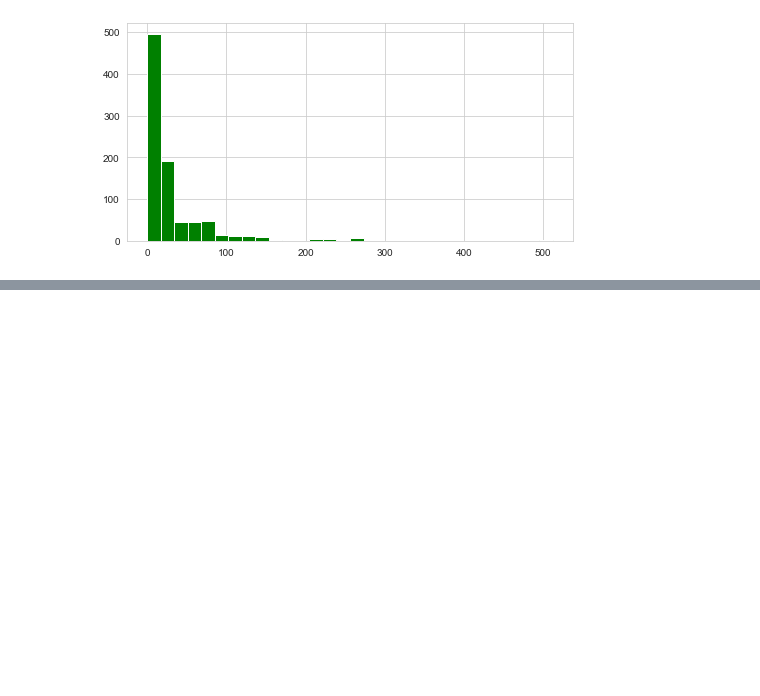
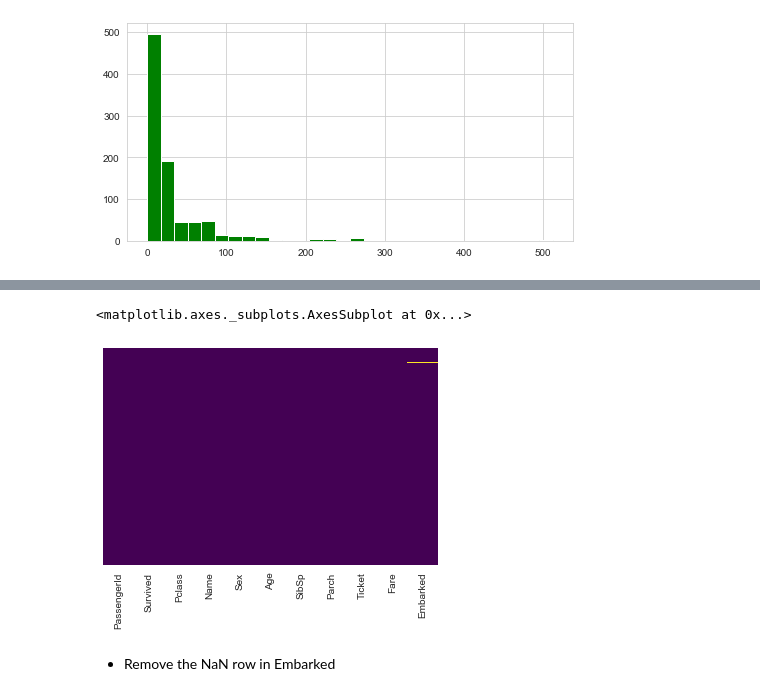
Before and after one commit to vannads/python-demos, a Jupyter notebook: machine_learning/Logistic_regression_titanic_survivor.ipynb, the cells around one changed output, grey strips where cells are left out. Saved outputs shown, nothing was run; the diff lists cells and outputs as text; code cells hidden in the pictures; blank space fills up the shorter version.

```diff
--- a/machine_learning/Logistic_regression_titanic_survivor.ipynb
+++ b/machine_learning/Logistic_regression_titanic_survivor.ipynb
@@ -76,0 +123,7 @@ train_data['Fare'].hist(bins=30, color="green", figsize=(8,4))
+# %%
+sns.heatmap(train_data.isnull(), yticklabels=False, cbar=False, cmap='viridis')
+# %% [output]
+<matplotlib.axes._subplots.AxesSubplot at 0x...>
+[figure, added]
+# %% [markdown]
+- Remove the NaN row in Embarked
```
Also changed, not shown: parts of 32 cells of this notebook.
